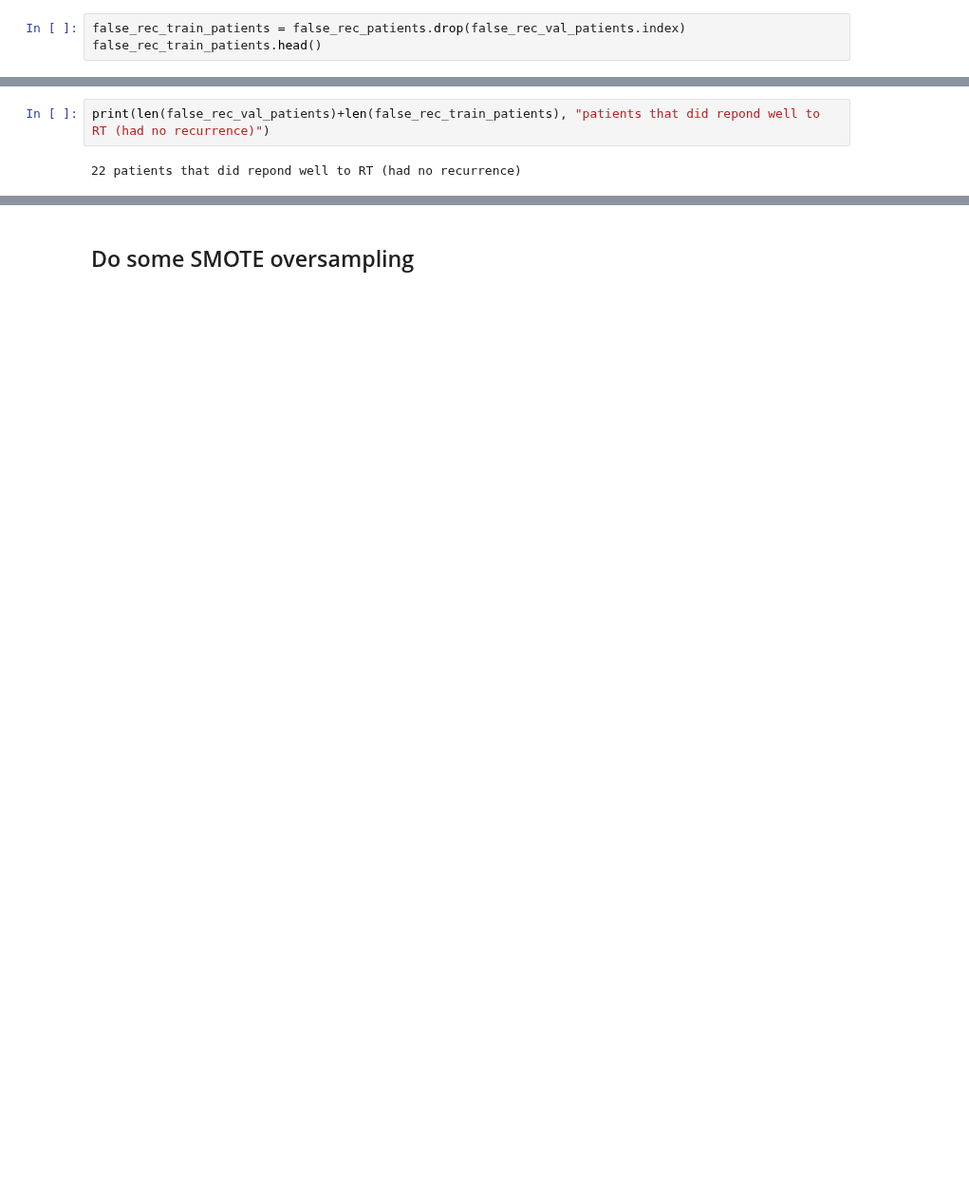
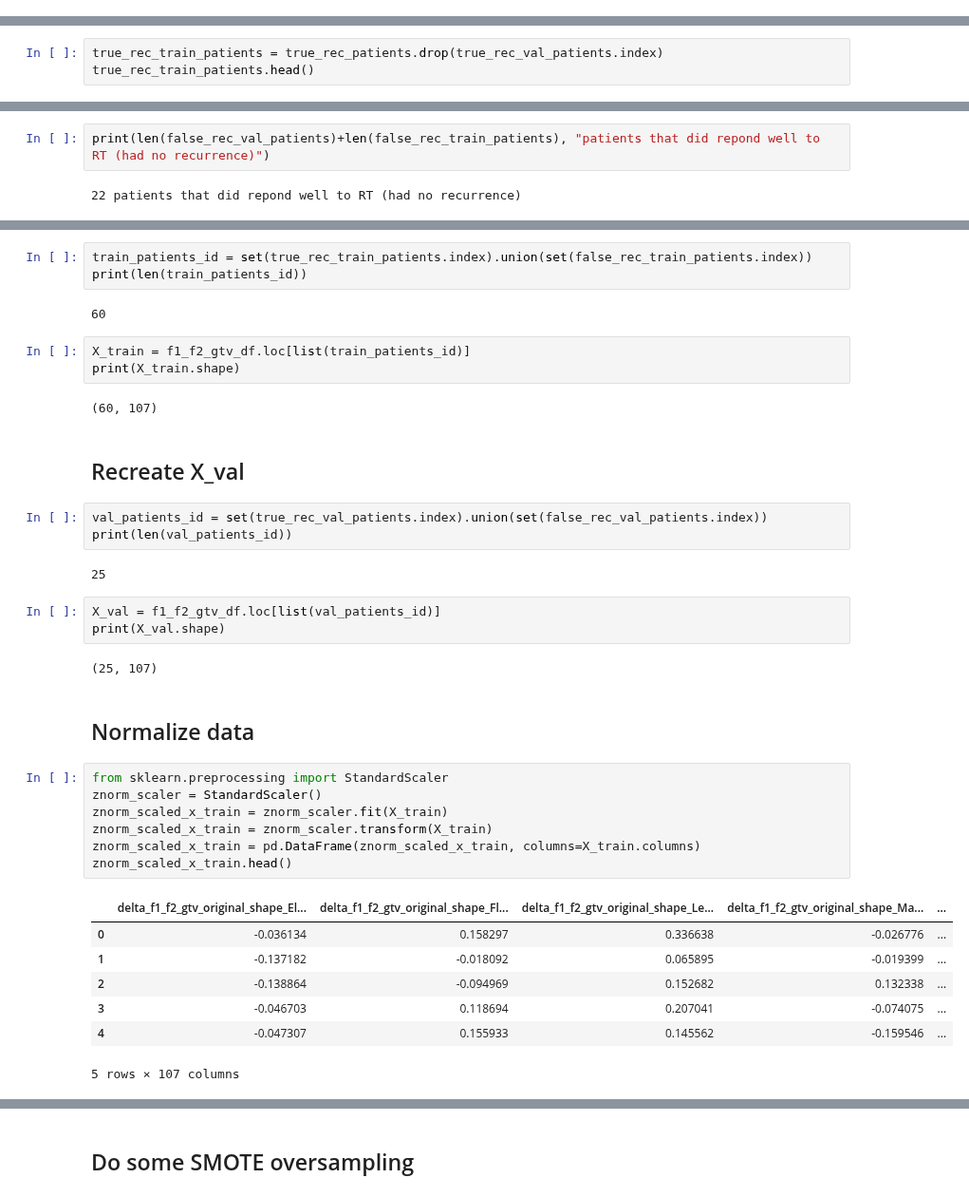
Before and after one commit to ftach/delta-rad, a Jupyter notebook: feature-selection.ipynb, the cells around one changed output, grey strips where cells are left out. Shown at 95% size. Cells and saved outputs as stored; diff of their text form; blank space fills up the shorter version.

```diff
--- a/feature-selection.ipynb
+++ b/feature-selection.ipynb
@@ -369,6 +259,3 @@ false_rec_val_patients
 | Patient 12 | 1906566 | NaN | NaN | False |
 | Patient 62 | 2104368 | NaN | NaN | False |
 | Patient 28 | 2005140 | NaN | NaN | False |
-# %%
-false_rec_train_patients = false_rec_patients.drop(false_rec_val_patients.index)
-false_rec_train_patients.head()
@@ -381,0 +262,3 @@ false_rec_train_patients.head()
+# %%
+true_rec_train_patients = true_rec_patients.drop(true_rec_val_patients.index)
+true_rec_train_patients.head()
@@ -385,0 +388,39 @@ print(len(false_rec_val_patients)+len(false_rec_train_patients), "patients that
+# %%
+train_patients_id = set(true_rec_train_patients.index).union(set(false_rec_train_patients.index))
+print(len(train_patients_id))
+# %% [output]
+60
+# %%
+X_train = f1_f2_gtv_df.loc[list(train_patients_id)]
+print(X_train.shape)
+# %% [output]
+(60, 107)
+# %% [markdown]
+## Recreate X_val
+# %%
+val_patients_id = set(true_rec_val_patients.index).union(set(false_rec_val_patients.index))
+print(len(val_patients_id))
+# %% [output]
+25
+# %%
+X_val = f1_f2_gtv_df.loc[list(val_patients_id)]
+print(X_val.shape)
+# %% [output]
+(25, 107)
+# %% [markdown]
+## Normalize data
+# %%
+from sklearn.preprocessing import StandardScaler
+znorm_scaler = StandardScaler()
+znorm_scaled_x_train = znorm_scaler.fit(X_train)
+znorm_scaled_x_train = znorm_scaler.transform(X_train)
+znorm_scaled_x_train = pd.DataFrame(znorm_scaled_x_train, columns=X_train.columns)
+znorm_scaled_x_train.head()
+# %% [output]
+|  | delta_f1_f2_gtv_original_shape_El... | delta_f1_f2_gtv_original_shape_Fl... | delta_f1_f2_gtv_original_shape_Le... | delta_f1_f2_gtv_original_shape_Ma... | ... |
+| 0 | -0.036134 | 0.158297 | 0.336638 | -0.026776 | ... |
+| 1 | -0.137182 | -0.018092 | 0.065895 | -0.019399 | ... |
+| 2 | -0.138864 | -0.094969 | 0.152682 | 0.132338 | ... |
+| 3 | -0.046703 | 0.118694 | 0.207041 | -0.074075 | ... |
+| 4 | -0.047307 | 0.155933 | 0.145562 | -0.159546 | ... |
+5 rows × 107 columns
```
Also changed, not shown: parts of 28 cells of this notebook, 1 other file.
